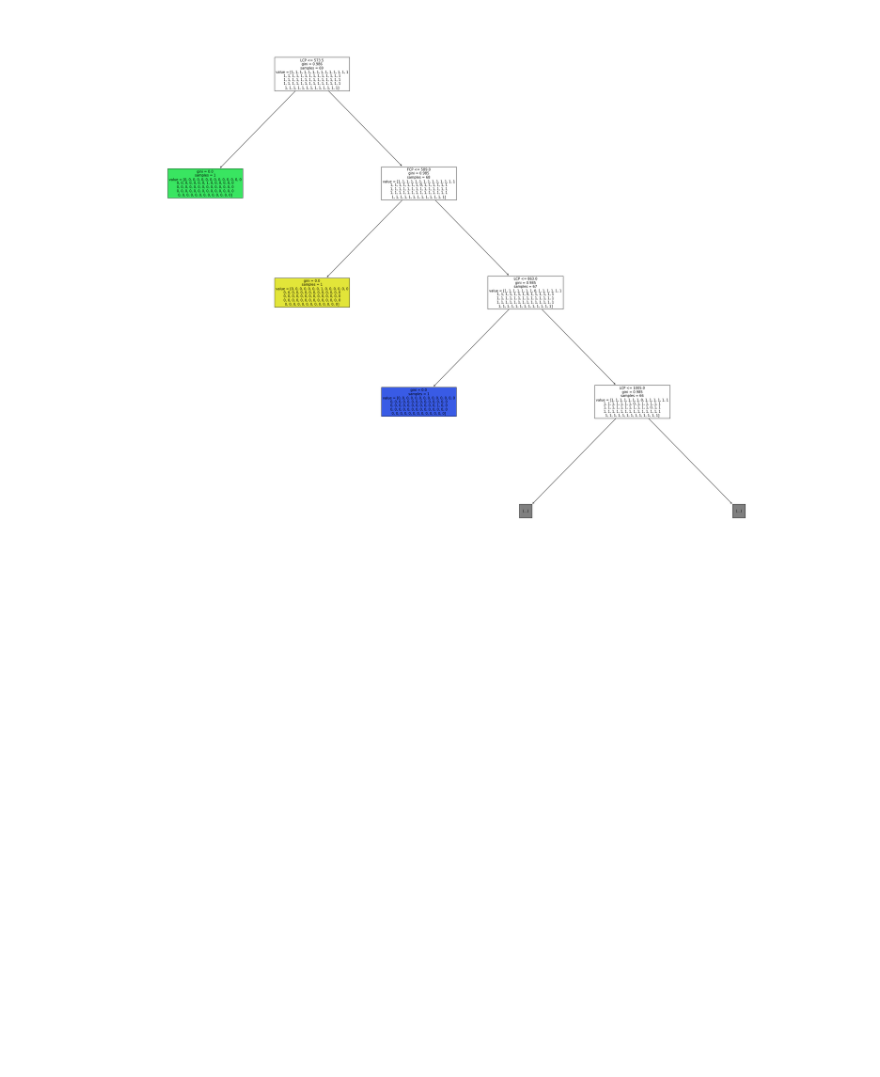
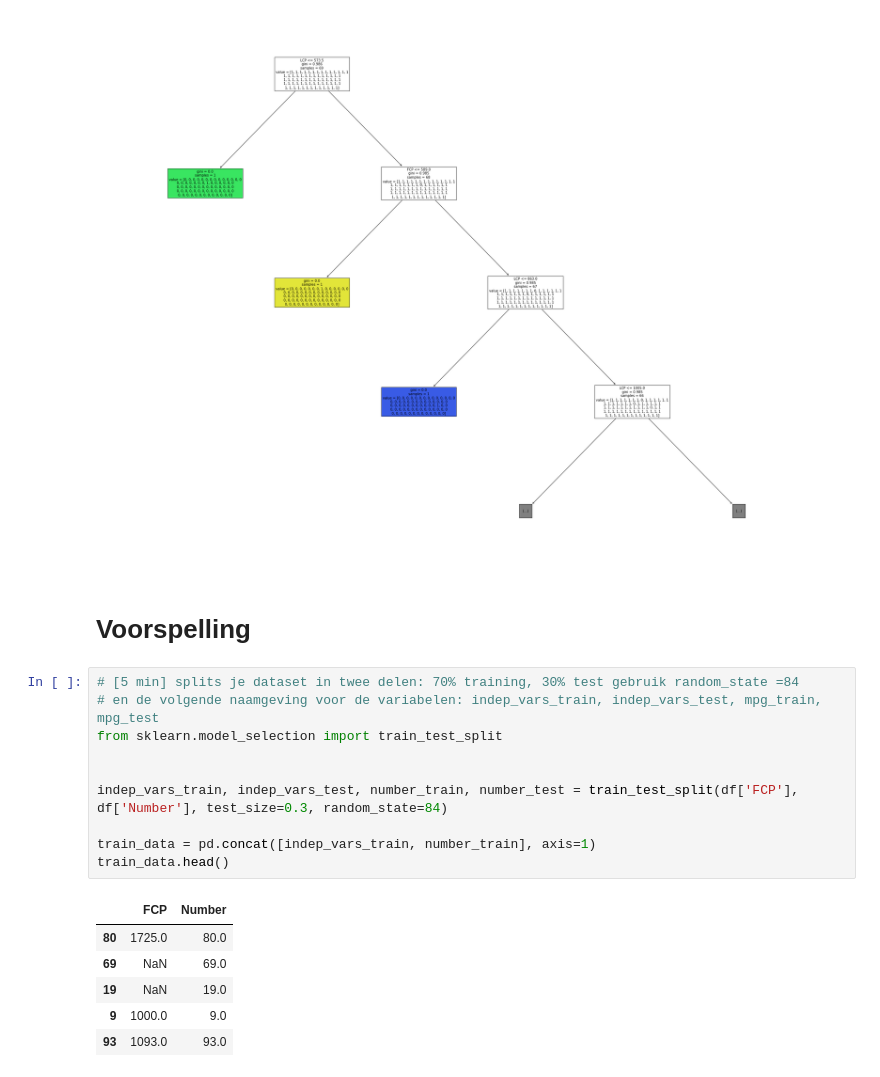
Before and after one commit to D-R-U-N-K-Data/SEO-De-Nieuwe-Zaak, a Jupyter notebook: DData - De Nieuwe Zaak - Verklarende Analyse.ipynb, the cells around one changed output. Cells and saved outputs as stored; diff of their text form; blank space fills up the shorter version.

```diff
--- a/DData - De Nieuwe Zaak - Verklarende Analyse.ipynb
+++ b/DData - De Nieuwe Zaak - Verklarende Analyse.ipynb
@@ -303,3 +289,22 @@ boom = tree.plot_tree(clf, max_depth = 3, fontsize=10, filled=True, feature_name
 52  1477.628571  2162.228571             353               22.0
 35  1477.628571  2162.228571             377               47.0
 [figure]
+# %% [markdown]
+# Voorspelling
+# %%
+# [5 min] splits je dataset in twee delen: 70% training, 30% test gebruik random_state =84
+# en de volgende naamgeving voor de variabelen: indep_vars_train, indep_vars_test, mpg_train, mpg_test
+from sklearn.model_selection import train_test_split
+
+
+indep_vars_train, indep_vars_test, number_train, number_test = train_test_split(df['FCP'], df['Number'], test_size=0.3, random_state=84)
+
+train_data = pd.concat([indep_vars_train, number_train], axis=1)
+train_data.head()
+# %% [output]
+|  | FCP | Number |
+| 80 | 1725.0 | 80.0 |
+| 69 | NaN | 69.0 |
+| 19 | NaN | 19.0 |
+| 9 | 1000.0 | 9.0 |
+| 93 | 1093.0 | 93.0 |
```
Also changed, not shown: parts of 10 cells of this notebook.
